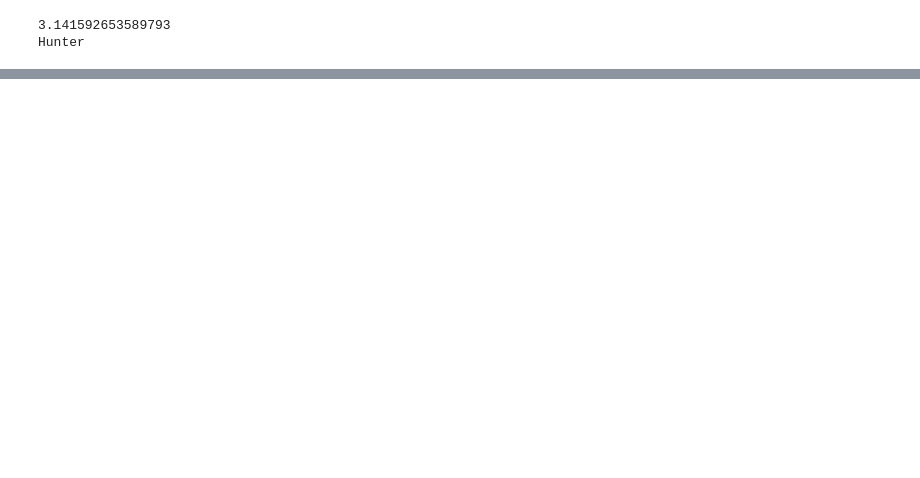
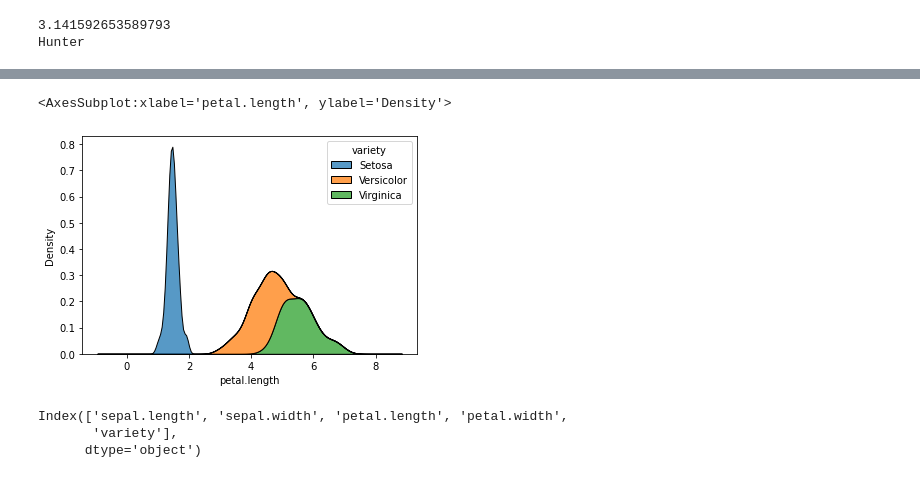
Before and after one commit to hgann/pandas-practice, a Jupyter notebook: practice_day1.ipynb, the cells around one changed output, grey strips where cells are left out. Drawn from its saved outputs; the diff is of its cells as text; code cells hidden in the pictures; blank space fills up the shorter version.

```diff
--- a/practice_day1.ipynb
+++ b/practice_day1.ipynb
@@ -41,0 +90,11 @@ Namespaces are one honking great idea -- let's do more of those!
+# %%
+sns.kdeplot(x="petal.length", data=dataset,hue="variety", multiple="stack")
+# %% [output]
+<AxesSubplot:xlabel='petal.length', ylabel='Density'>
+[figure, added]
+# %%
+dataset.columns
+# %% [output]
+Index(['sepal.length', 'sepal.width', 'petal.length', 'petal.width',
+       'variety'],
+      dtype='object')
```
Also changed, not shown: parts of 29 cells of this notebook, 2 other files.
